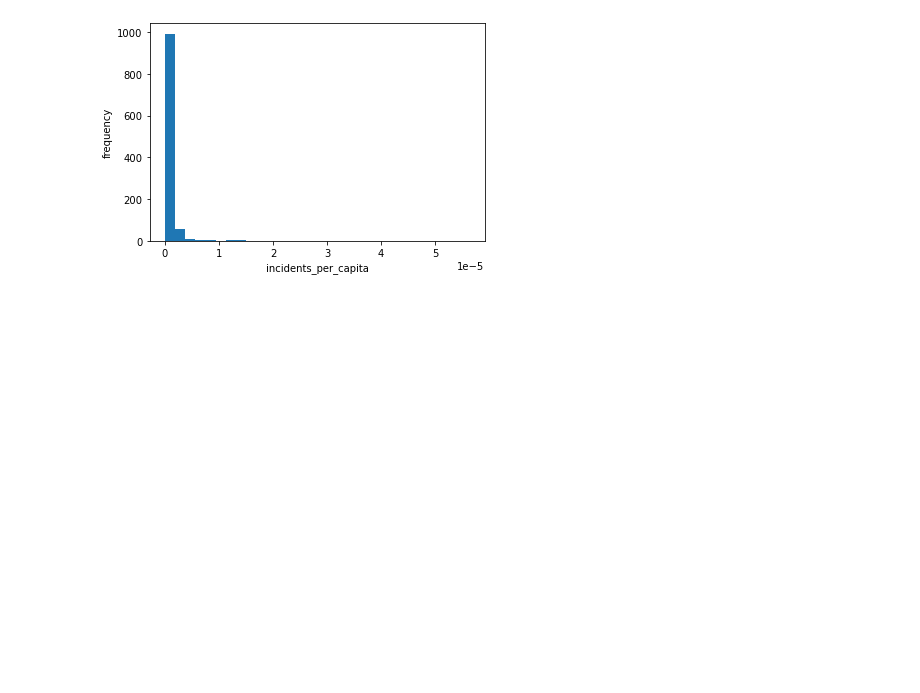
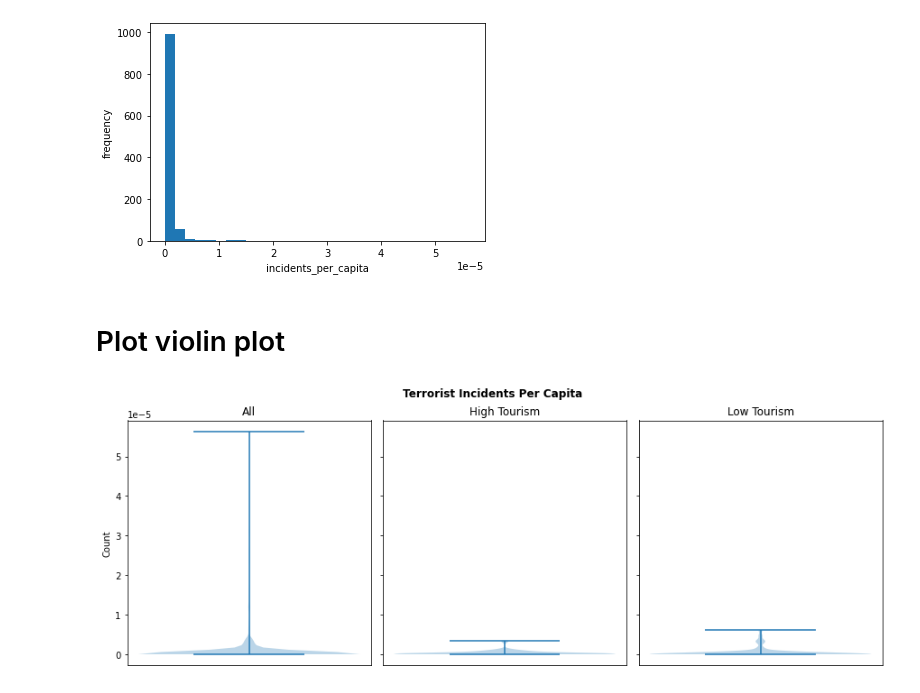
Before and after one commit to brooke-l-hawkins/milestone-i-project, a Jupyter notebook: code/visualize-distribution-incident-per-capita.ipynb, the cells around one changed output. Cells and saved outputs as stored; diff of their text form; code cells hidden in the pictures; blank space fills up the shorter version.

Commit message:
try violin and swarm plot

```diff
--- a/code/visualize-distribution-incident-per-capita.ipynb
+++ b/code/visualize-distribution-incident-per-capita.ipynb
@@ -66,3 +69,36 @@ plot_histogram('population')
 plot_histogram('incidents_per_capita')
 # %% [output]
 [figure]
+# %% [markdown]
+# Plot violin plot
+# %%
+# find slices for all countries, and countries with high and low tourism
+all_x = df['incidents_per_capita']
+high_x = df[df['tourism_group']=='high']['incidents_per_capita']
+low_x = df[df['tourism_group']=='low']['incidents_per_capita']
+# %%
+# initialize figure
+fig, (ax1, ax2, ax3) = plt.subplots(1, 3, sharex=True, sharey=True, figsize=(15,5))
+fig.subplots_adjust(wspace=.05, hspace=0)
+fig.suptitle('Terrorist Incidents Per Capita', fontsize=12, fontweight ="bold")
+
+# create violin plots
+ax1.violinplot(all_x)
+ax2.violinplot(high_x)
+ax3.violinplot(low_x)
+
+# add subplot titles
+ax1.set_title('All')
+ax2.set_title('High Tourism')
+ax3.set_title('Low Tourism')
+
+# remove x-axis
+for ax in [ax1, ax2, ax3]: ax.xaxis.set_visible(False)
+
+# add y-axis label
+ax1.set_ylabel('Count')
+
+# show plot
+plt.show()
+# %% [output]
+[figure, added]
```
Also changed, not shown: parts of 6 cells of this notebook.
